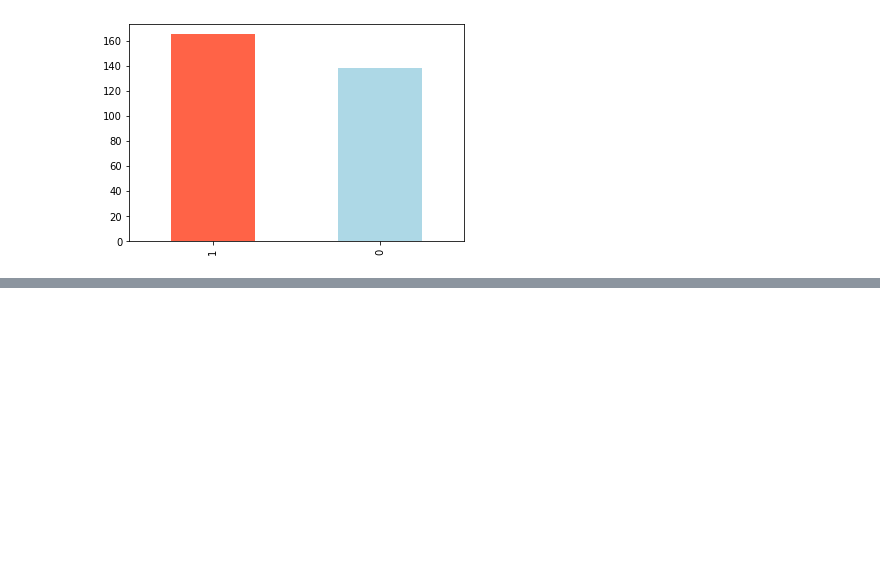
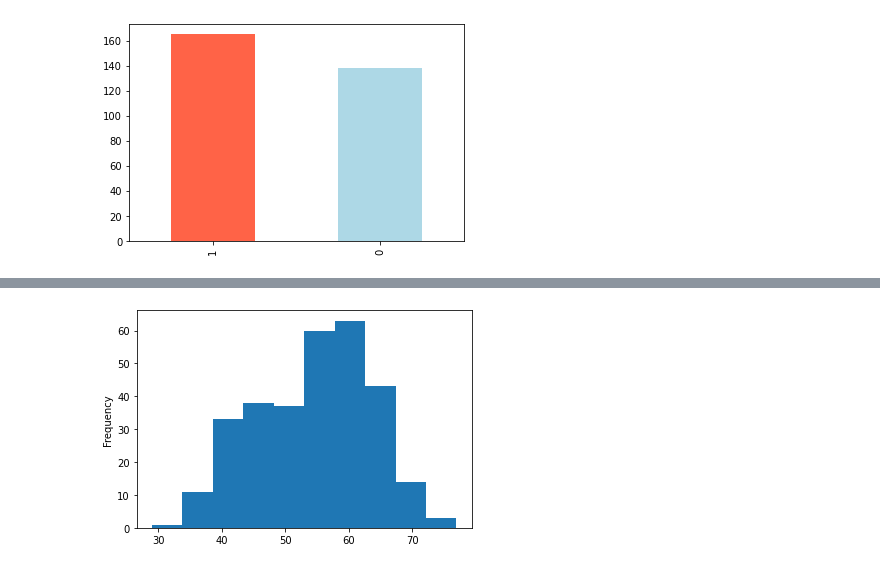
Before and after one commit to Srijan-1-3/Heart-Disease-Classification, a Jupyter notebook: heart-disease-classification.ipynb, the cells around one changed output, grey strips where cells are left out. Drawn from its saved outputs; the diff is of its cells as text; code cells hidden in the pictures; blank space fills up the shorter version.

```diff
--- a/heart-disease-classification.ipynb
+++ b/heart-disease-classification.ipynb
@@ -49,0 +124,4 @@ data["target"].value_counts().plot(kind="bar", color = ["tomato","lightblue"]);
+# %%
+data["age"].plot.hist();
+# %% [output]
+[figure, added]
```
Also changed, not shown: parts of 8 cells of this notebook, 2 other files.
